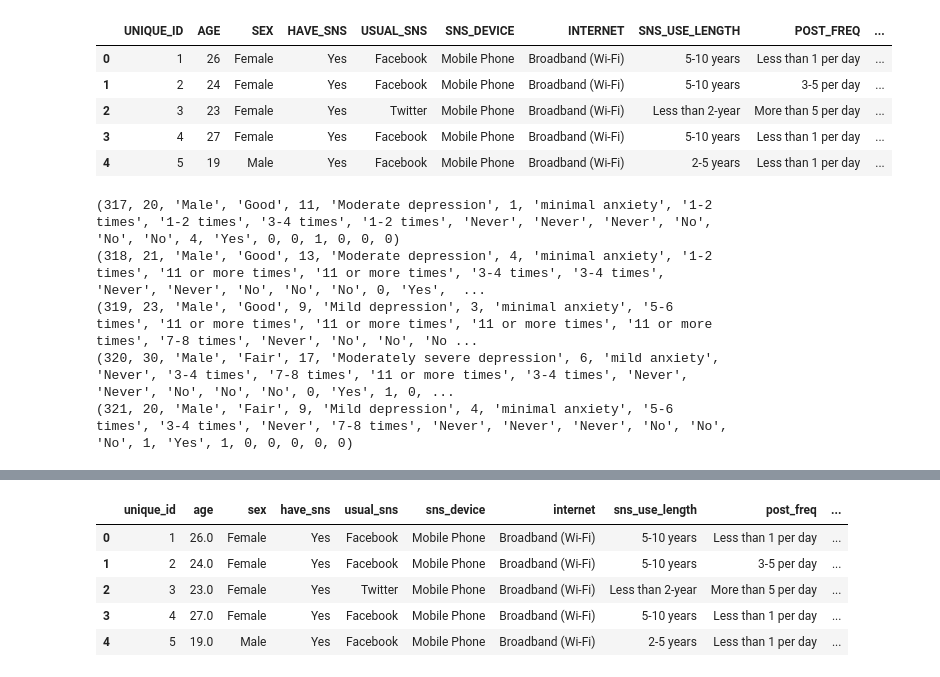
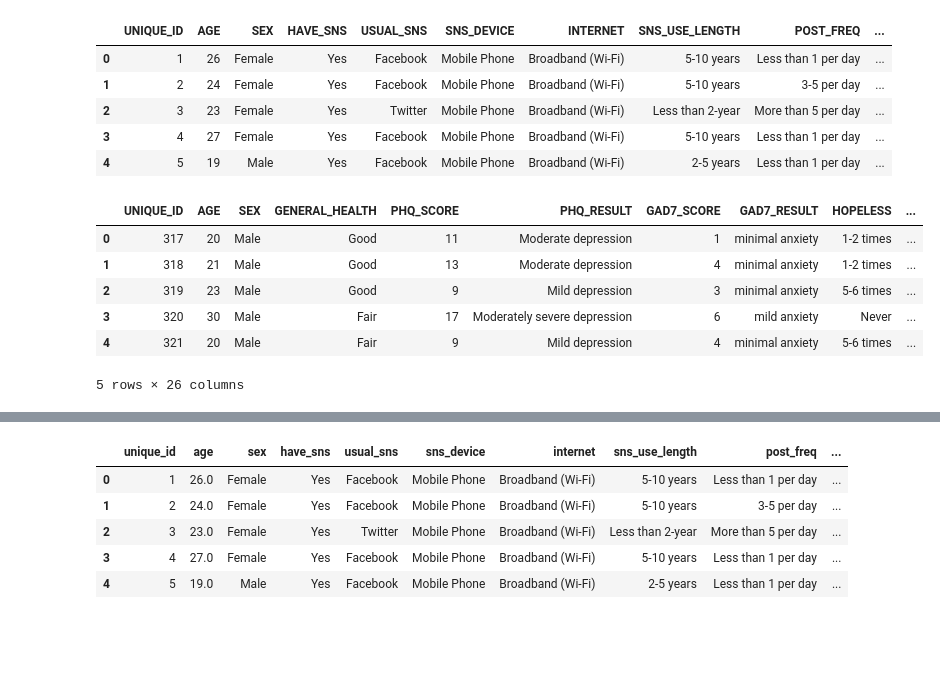
Before and after one commit to hirnas/cpsc368tp, a Jupyter notebook: code/sql-querying.ipynb, the cells around one changed output, grey strips where cells are left out. Cells and saved outputs as stored; diff of their text form; code cells hidden in the pictures; blank space fills up the shorter version.

```diff
--- a/code/sql-querying.ipynb
+++ b/code/sql-querying.ipynb
@@ -67,15 +67,30 @@ social_media_df
 | 3 | 4 | 27 | Female | Yes | Facebook | Mobile Phone | Broadband (Wi-Fi) | 5-10 years | Less than 1 per day | ... |
 | 4 | 5 | 19 | Male | Yes | Facebook | Mobile Phone | Broadband (Wi-Fi) | 2-5 years | Less than 1 per day | ... |
 # %%
-# Inspecting our mental health table
+# # Inspecting our mental health table
 
-cur = connection.cursor()
-for row in cur.execute("SELECT * FROM mental_health_table WHERE ROWNUM <= 5"):
-    print(row)
-cur.close()
+# cur = connection.cursor()
+# for row in cur.execute("SELECT * FROM mental_health_table WHERE ROWNUM <= 5"):
+#     print(row)
+# cur.close()
-# %% [output]
-(317, 20, 'Male', 'Good', 11, 'Moderate depression', 1, 'minimal anxiety', '1-2 times', '1-2 times', '3-4 times', '1-2 times', 'Never', 'Never', 'Never', 'No', 'No', 'No', 4, 'Yes', 0, 0, 1, 0, 0, 0)
-(318, 21, 'Male', 'Good', 13, 'Moderate depression', 4, 'minimal anxiety', '1-2 times', '11 or more times', '11 or more times', '3-4 times', '3-4 times', 'Never', 'Never', 'No', 'No', 'No', 0, 'Yes',  ...
-(319, 23, 'Male', 'Good', 9, 'Mild depression', 3, 'minimal anxiety', '5-6 times', '11 or more times', '11 or more times', '11 or more times', '11 or more times', '7-8 times', 'Never', 'No', 'No', 'No ...
-(320, 30, 'Male', 'Fair', 17, 'Moderately severe depression', 6, 'mild anxiety', 'Never', '3-4 times', '7-8 times', '11 or more times', '3-4 times', 'Never', 'Never', 'No', 'No', 'No', 0, 'Yes', 1, 0, ...
-(321, 20, 'Male', 'Fair', 9, 'Mild depression', 4, 'minimal anxiety', '5-6 times', '3-4 times', 'Never', '7-8 times', 'Never', 'Never', 'Never', 'No', 'No', 'No', 1, 'Yes', 1, 0, 0, 0, 0, 0)
+# %%
+# Inspecting our social media table
+cur = connection.cursor()
+cur.execute("SELECT * FROM mental_health_table WHERE ROWNUM <= 5")
+rows = cur.fetchall()  # fetch all rows as a list of tuples
+
+# Extract column names from the cursor description
+col_names = [desc[0] for desc in cur.description]
+cur.close()
+
+# Create a DataFrame with the rows and the column names
+mental_health_df = pd.DataFrame(rows, columns=col_names)
+mental_health_df
+# %% [output]
+|  | UNIQUE_ID | AGE | SEX | GENERAL_HEALTH | PHQ_SCORE | PHQ_RESULT | GAD7_SCORE | GAD7_RESULT | HOPELESS | ... |
+| 0 | 317 | 20 | Male | Good | 11 | Moderate depression | 1 | minimal anxiety | 1-2 times | ... |
+| 1 | 318 | 21 | Male | Good | 13 | Moderate depression | 4 | minimal anxiety | 1-2 times | ... |
+| 2 | 319 | 23 | Male | Good | 9 | Mild depression | 3 | minimal anxiety | 5-6 times | ... |
+| 3 | 320 | 30 | Male | Fair | 17 | Moderately severe depression | 6 | mild anxiety | Never | ... |
+| 4 | 321 | 20 | Male | Fair | 9 | Mild depression | 4 | minimal anxiety | 5-6 times | ... |
+5 rows × 26 columns
```
Also changed, not shown: parts of 3 cells of this notebook, 1 other file.
